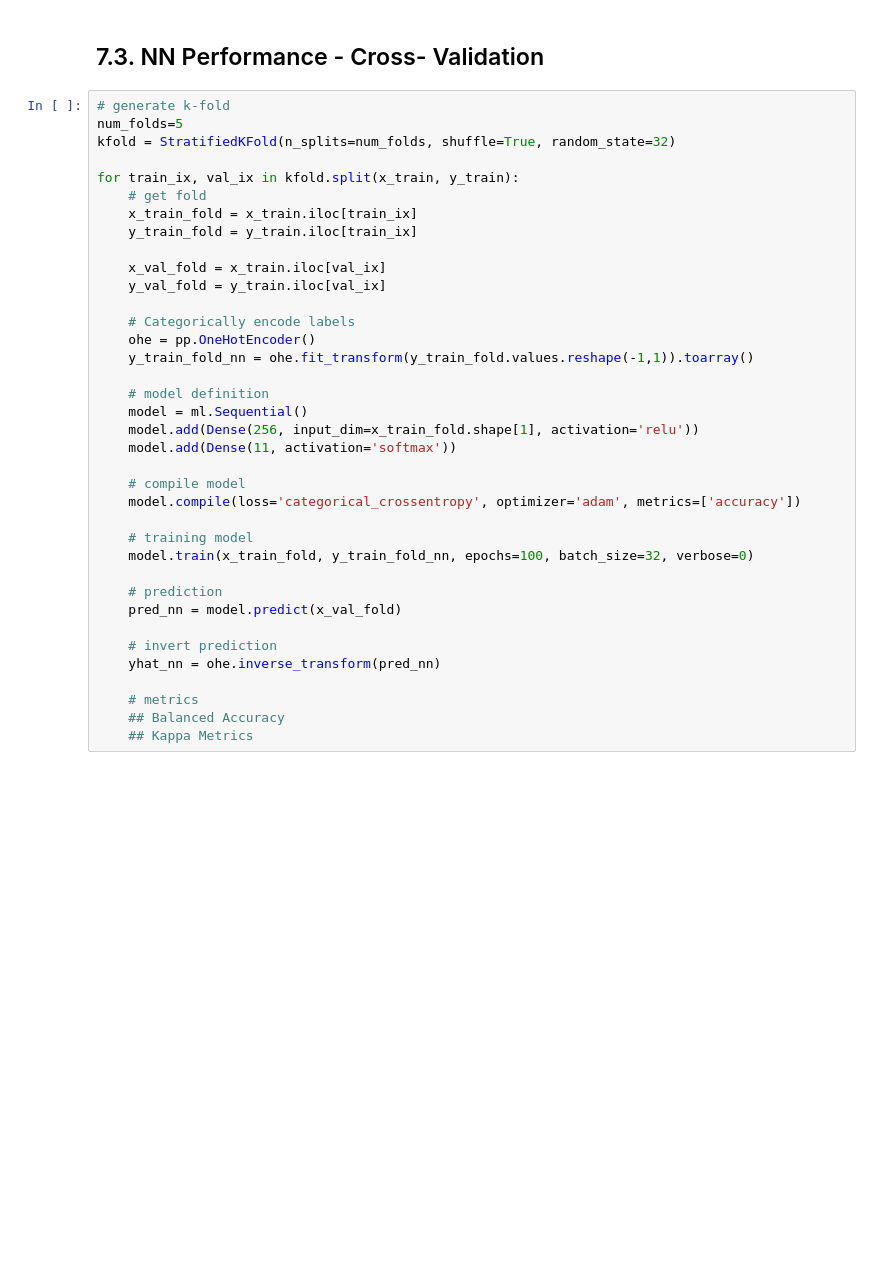
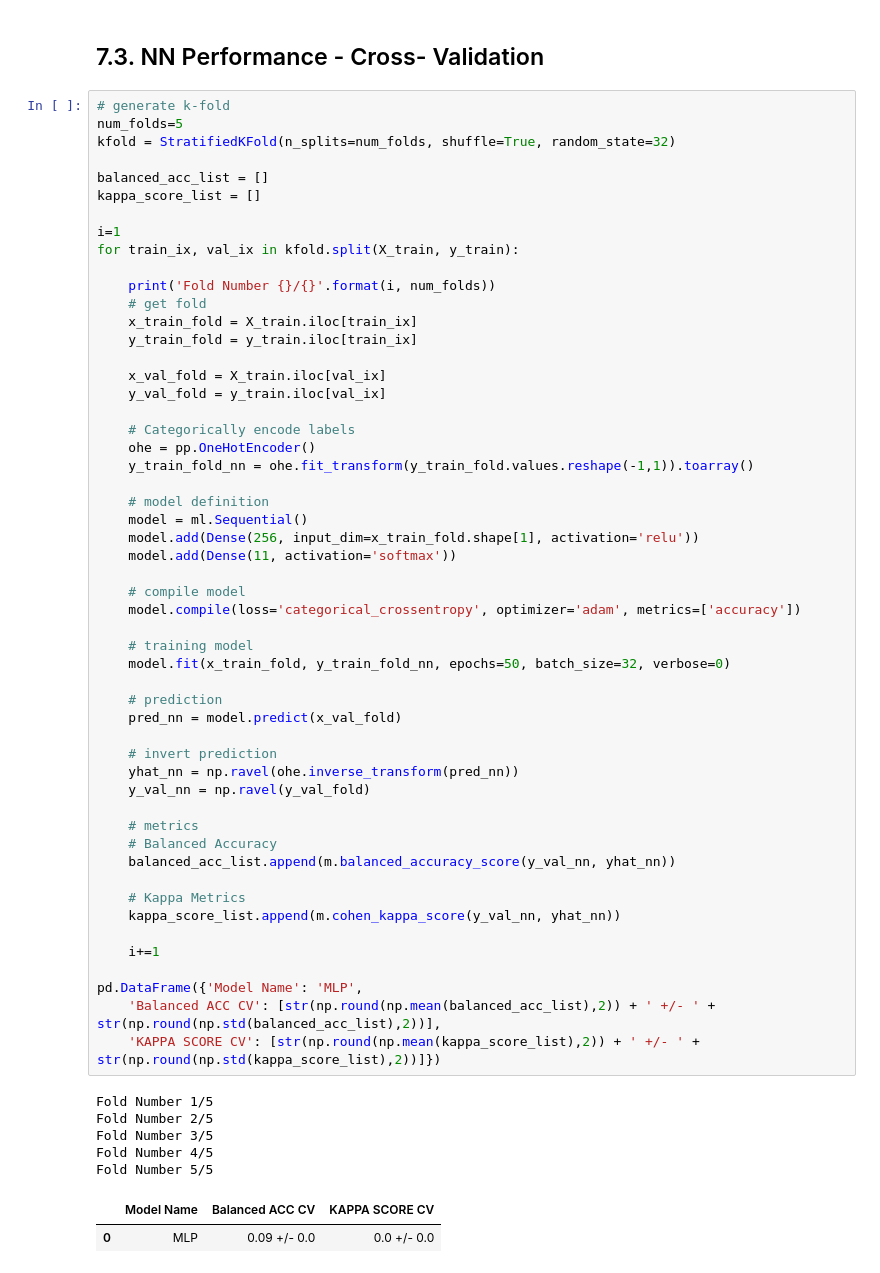
Before and after one commit to Leonamrsm/Airbnb_New_User_Bookings, a Jupyter notebook: notebooks/03_replacement_NA.ipynb, the cells around one changed output. Drawn from its saved outputs; the diff is of its cells as text; blank space fills up the shorter version.

```diff
--- a/notebooks/03_replacement_NA.ipynb
+++ b/notebooks/03_replacement_NA.ipynb
@@ -438,37 +475,61 @@ $$NivelDeAcordoAoAcaso = Prob_A * Prob_B$$
 # %%
 # generate k-fold
 num_folds=5
 kfold = StratifiedKFold(n_splits=num_folds, shuffle=True, random_state=32)
 
-for train_ix, val_ix in kfold.split(x_train, y_train):
+balanced_acc_list = []
+kappa_score_list = []
+
+i=1
+for train_ix, val_ix in kfold.split(X_train, y_train):
+
+    print('Fold Number {}/{}'.format(i, num_folds))
     # get fold
-    x_train_fold = x_train.iloc[train_ix]
+    x_train_fold = X_train.iloc[train_ix]
     y_train_fold = y_train.iloc[train_ix]
 
-    x_val_fold = x_train.iloc[val_ix]
+    x_val_fold = X_train.iloc[val_ix]
     y_val_fold = y_train.iloc[val_ix]
 
     # Categorically encode labels
     ohe = pp.OneHotEncoder()
     y_train_fold_nn = ohe.fit_transform(y_train_fold.values.reshape(-1,1)).toarray()
 
     # model definition
     model = ml.Sequential()
     model.add(Dense(256, input_dim=x_train_fold.shape[1], activation='relu'))
     model.add(Dense(11, activation='softmax'))
 
     # compile model
     model.compile(loss='categorical_crossentropy', optimizer='adam', metrics=['accuracy'])
 
     # training model
-    model.train(x_train_fold, y_train_fold_nn, epochs=100, batch_size=32, verbose=0)
+    model.fit(x_train_fold, y_train_fold_nn, epochs=50, batch_size=32, verbose=0)
 
     # prediction
     pred_nn = model.predict(x_val_fold)
 
     # invert prediction
-    yhat_nn = ohe.inverse_transform(pred_nn)
+    yhat_nn = np.ravel(ohe.inverse_transform(pred_nn))
+    y_val_nn = np.ravel(y_val_fold)
 
     # metrics
-    ## Balanced Accuracy
-    ## Kappa Metrics
+    # Balanced Accuracy
+    balanced_acc_list.append(m.balanced_accuracy_score(y_val_nn, yhat_nn))
+
+    # Kappa Metrics
+    kappa_score_list.append(m.cohen_kappa_score(y_val_nn, yhat_nn))
+
+    i+=1
+
+pd.DataFrame({'Model Name':	'MLP',
+    'Balanced ACC CV': [str(np.round(np.mean(balanced_acc_list),2)) + ' +/- ' + str(np.round(np.std(balanced_acc_list),2))],
+    'KAPPA SCORE CV': [str(np.round(np.mean(kappa_score_list),2)) + ' +/- ' + str(np.round(np.std(kappa_score_list),2))]})
+# %% [output]
+Fold Number 1/5
+Fold Number 2/5
+Fold Number 3/5
+Fold Number 4/5
+Fold Number 5/5
+|  | Model Name | Balanced ACC CV | KAPPA SCORE CV |
+| 0 | MLP | 0.09 +/- 0.0 | 0.0 +/- 0.0 |
```
Also changed, not shown: parts of 19 cells of this notebook.
